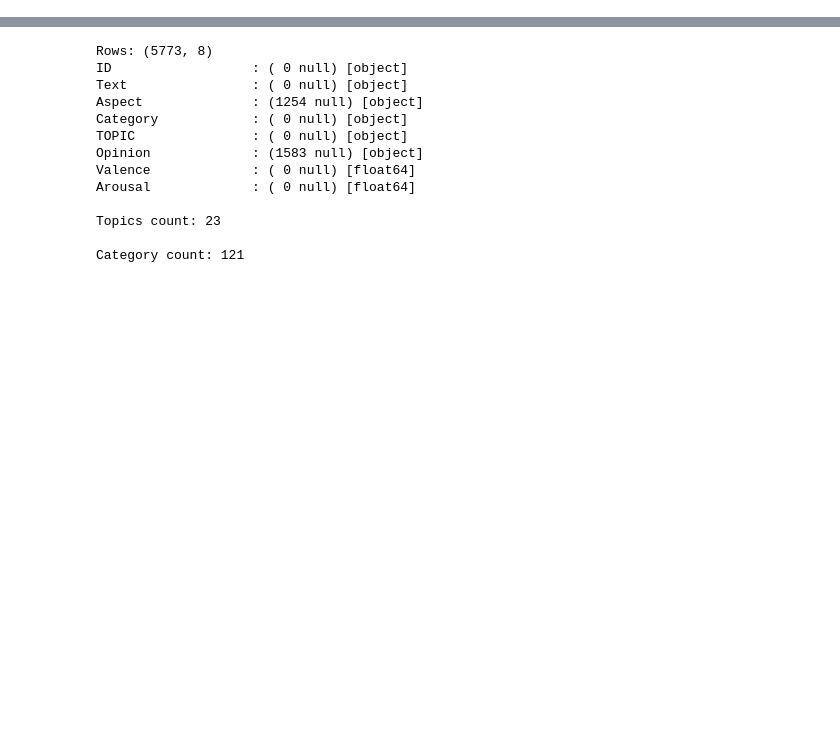
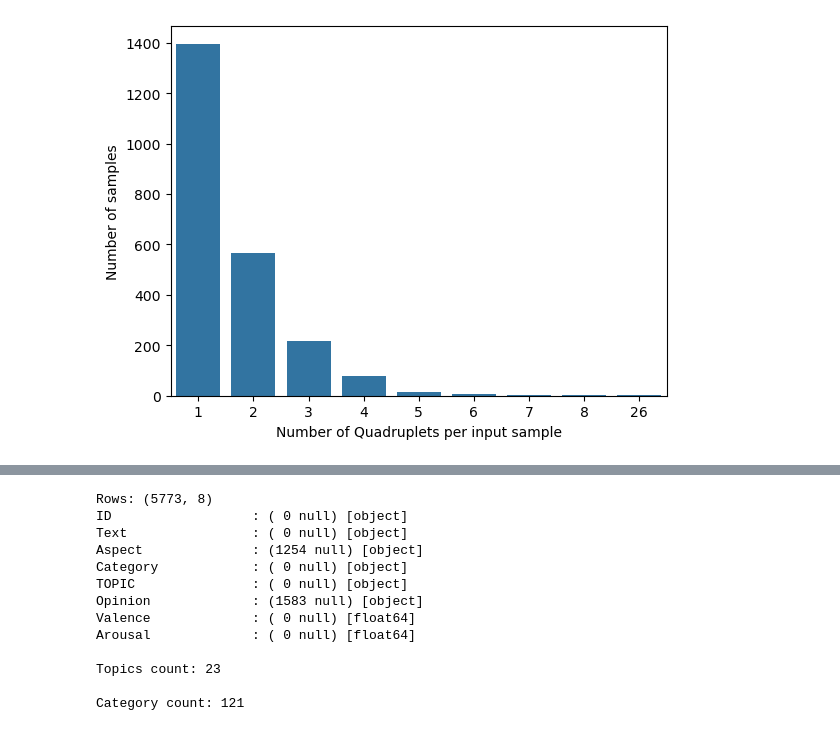
Before and after one commit to MariaIstrate06/DL4NLP, a Jupyter notebook: proiect/eda.ipynb, the cells around one changed output, grey strips where cells are left out. Cells and saved outputs as stored; diff of their text form; code cells hidden in the pictures; blank space fills up the shorter version.

```diff
--- a/proiect/eda.ipynb
+++ b/proiect/eda.ipynb
@@ -63,0 +89,11 @@ Name: count, dtype: int64
+# %%
+counts_of_counts = data.groupby('ID').size().value_counts().sort_index()
+import matplotlib.pyplot as plt
+import seaborn as sns
+
+sns.barplot(x=counts_of_counts.index, y=counts_of_counts.values)
+plt.xlabel('Number of Quadruplets per input sample')
+plt.ylabel('Number of samples')
+plt.show()
+# %% [output]
+[figure, added]
```
Also changed, not shown: parts of 19 cells of this notebook, 1 other file.
